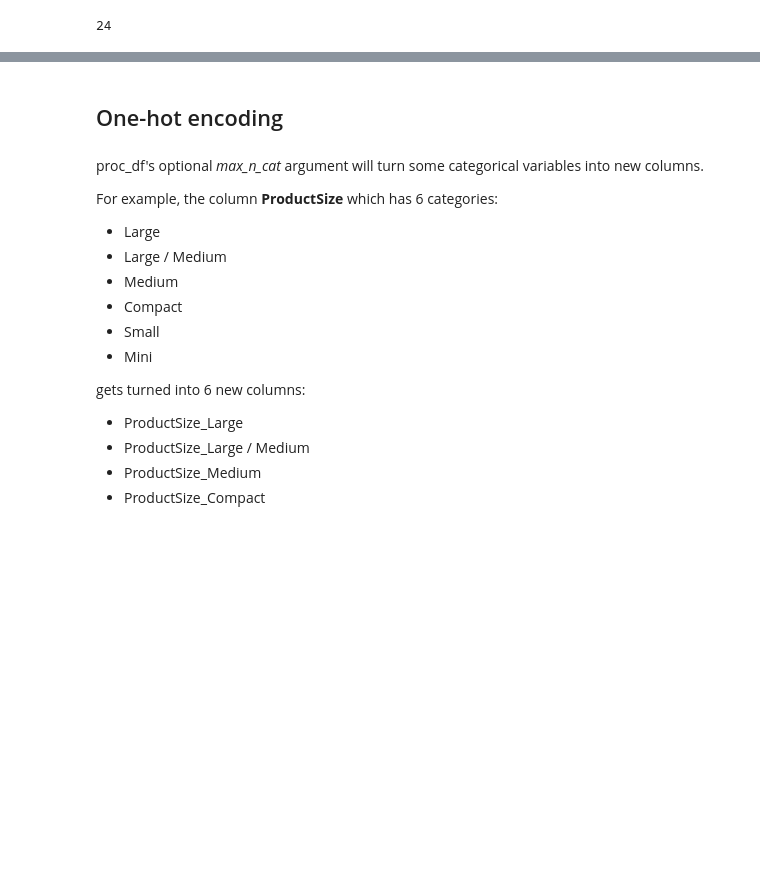
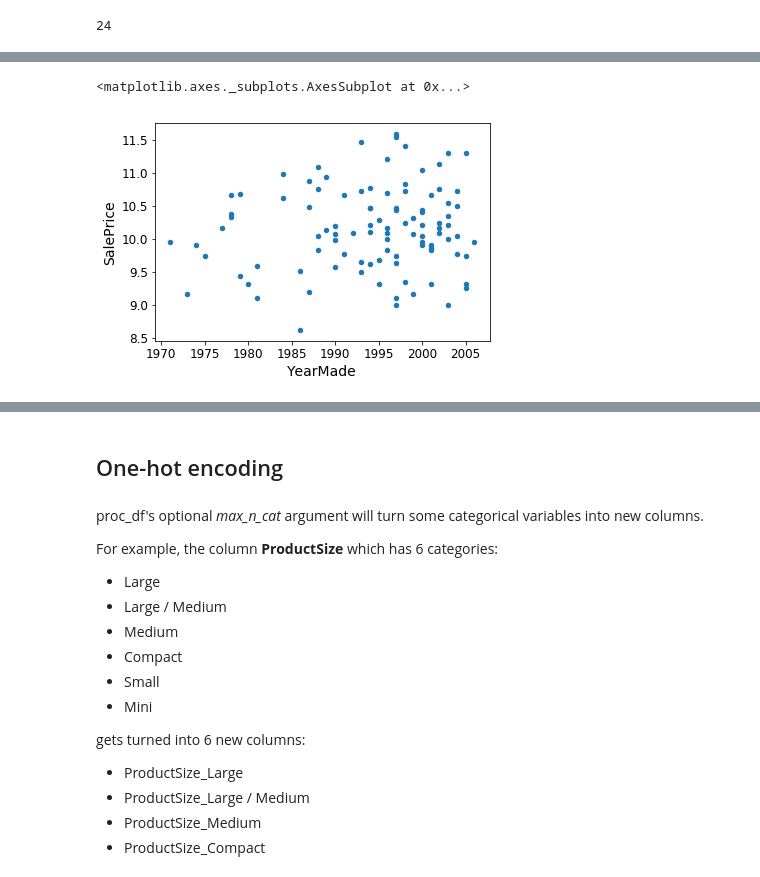
Before and after one commit to emmanuel-galindo/Jupyter-Notebooks, a Jupyter notebook: lesson2-rf_interpretation-manu.ipynb, the cells around one changed output, grey strips where cells are left out. Cells and saved outputs as stored; diff of their text form; code cells hidden in the pictures; blank space fills up the shorter version.

```diff
--- a/lesson2-rf_interpretation-manu.ipynb
+++ b/lesson2-rf_interpretation-manu.ipynb
@@ -204,0 +222,5 @@ plot_fi(fi);
+# %%
+df_nomil[df_nomil.YearMade>1970].sample(100).plot.scatter(x='YearMade', y='SalePrice')
+# %% [output]
+<matplotlib.axes._subplots.AxesSubplot at 0x...>
+[figure, added]
```
Also changed, not shown: parts of 61 cells of this notebook.
